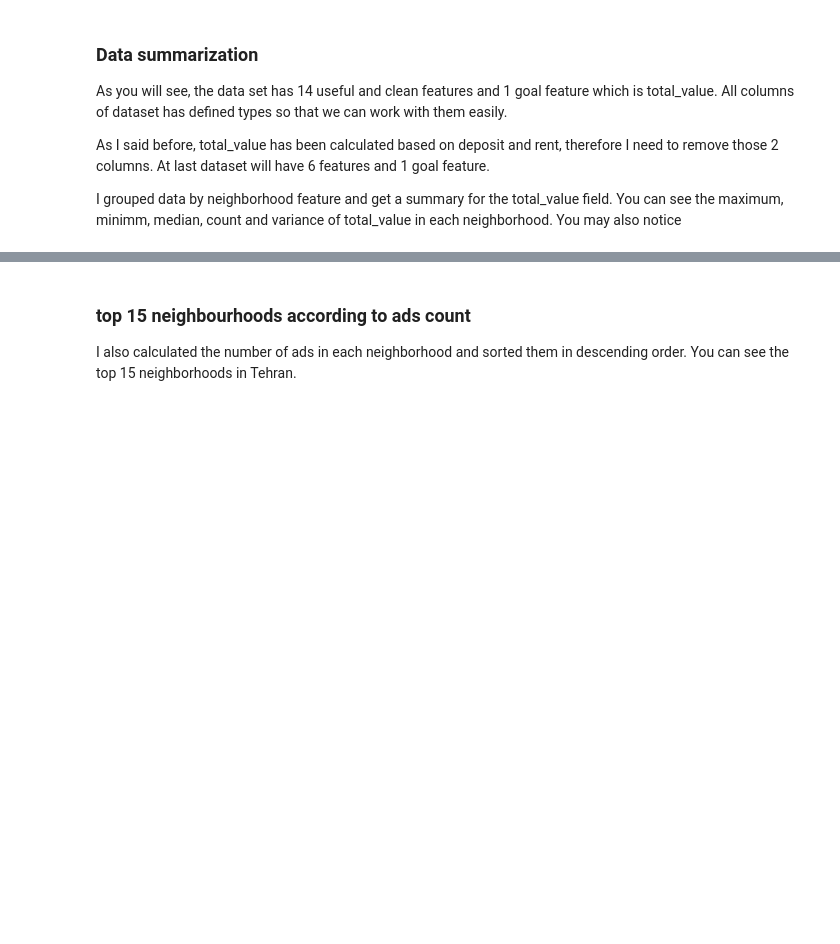
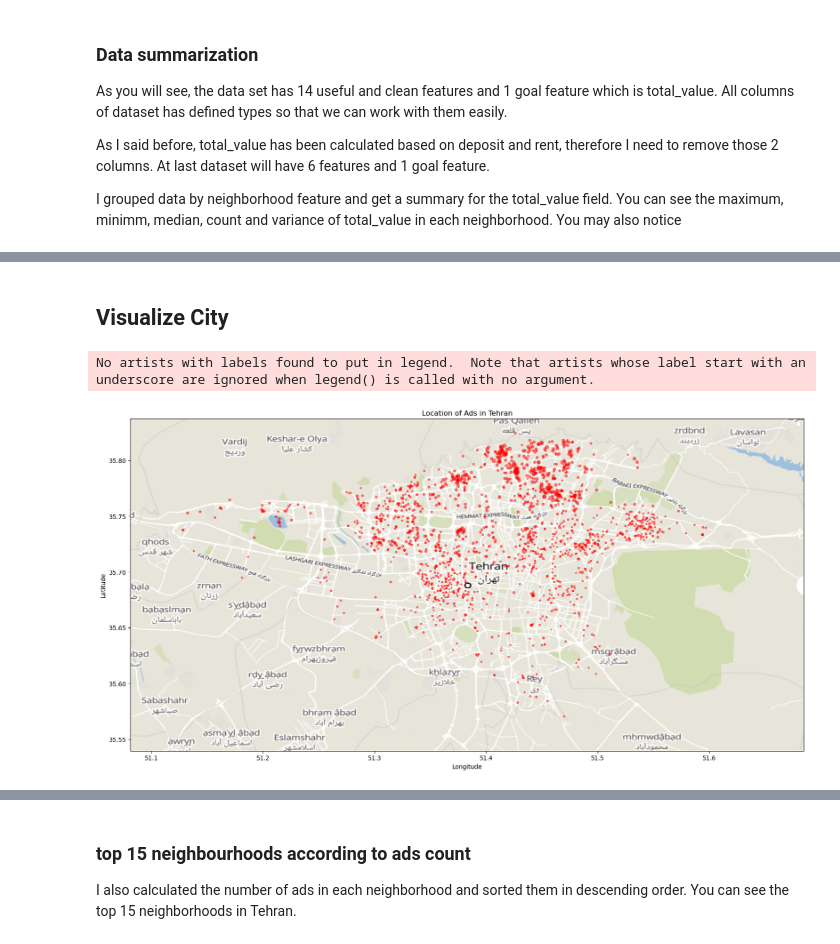
Before and after one commit to mojtabavi/Divar_House_Price_Prediction, a Jupyter notebook: Analysis.ipynb, the cells around one changed output, grey strips where cells are left out. Saved outputs shown, nothing was run; the diff lists cells and outputs as text; code cells hidden in the pictures; blank space fills up the shorter version.

Commit message:
plot location of home on  tehran map

```diff
--- a/Analysis.ipynb
+++ b/Analysis.ipynb
@@ -106,3 +123,30 @@ memory usage: 223.9 KB
+# %% [markdown]
+## Visualize City
+# %%
+# Create plot using Tehran.shp as background and visualize location of ads on plot using their latitude and longitude
+
+# Load Tehran shapefile
+tehran = gpd.read_file('./Tehran_Map/POLYGON.shp', encoding='utf-8')
+
+# Create plot
+fig, ax = plt.subplots(figsize=(20, 20))
+ax.plot(ax=ax, color='lightgrey')
+ax.set_title('Location of Ads in Tehran')
+ax.set_xlabel('Longitude')
+ax.set_ylabel('Latitude')
+# change background of plot to tehran_back.png
+ax.imshow(plt.imread('./Tehran_Map/tehran_back.png'), extent=[51.081164, 51.684722, 35.539503, 35.837116])
+#limit the map to Tehran
+ax.set_xlim(51.081164, 51.684722)
+ax.set_ylim(35.539503, 35.837116)
+
+# Plot ads and density as area
+ax.scatter(df['longitude'], df['latitude'], s=(df['area']*0.1), alpha=0.5, color='red')
+plt.legend()
+plt.show()
+# %% [output]
+No artists with labels found to put in legend.  Note that artists whose label start with an underscore are ignored when legend() is called with no argument.
+[figure, added]
 # %%
 df_group = df.groupby('neighborhood')[['total_value']].agg([np.min ,np.max, np.mean, np.var, 'count']).reset_index().sort_values(by=('total_value', 'count'), ascending=False)
 df_group
```
Also changed, not shown: parts of 15 cells of this notebook, 5 other files.
